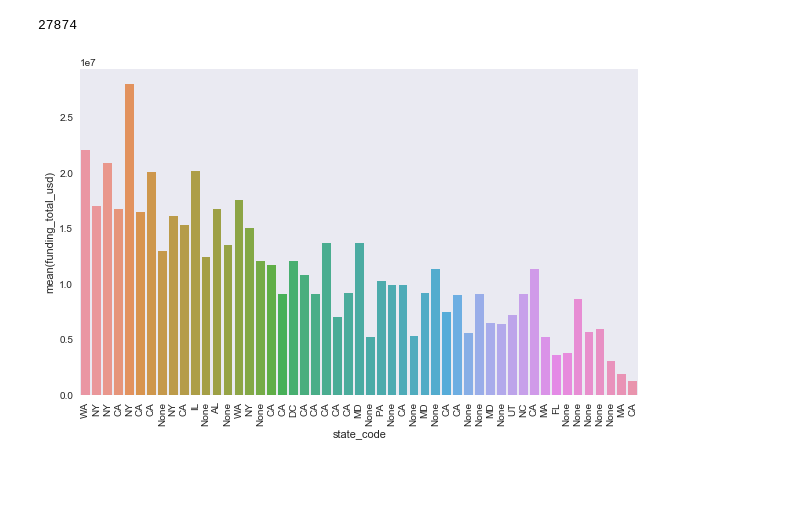
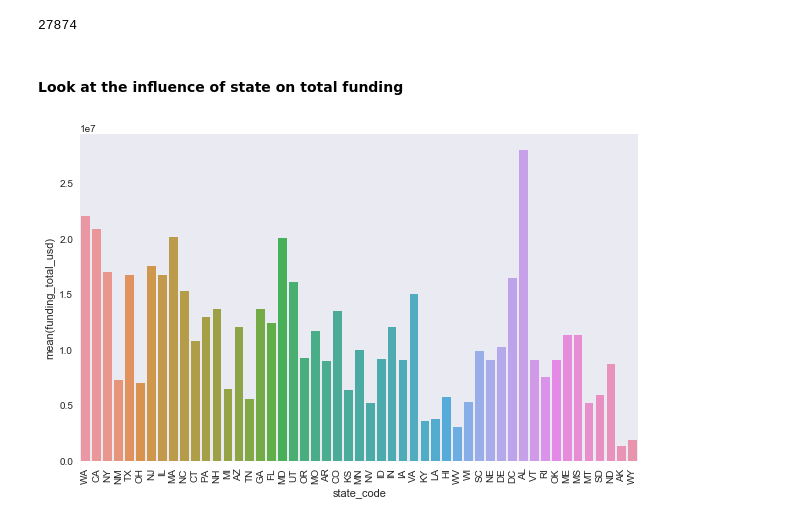
Before and after one commit to berkeley-stat159-f17/project-3-p2-mo-ma-ne, a Jupyter notebook: location_time.ipynb, the cells around one changed output. Saved outputs shown, nothing was run; the diff lists cells and outputs as text; code cells hidden in the pictures; blank space fills up the shorter version.

```diff
--- a/location_time.ipynb
+++ b/location_time.ipynb
@@ -215,10 +255,11 @@ objs.shape
 len(objs.funding_total_usd[~objs.funding_total_usd.isnull()])
 # %% [output]
 27874
+# %% [markdown]
+#### Look at the influence of state on total funding
 # %%
 # plot mean funding_total_usd by state
-objs_sorted = objs[~objs.funding_total_usd.isnull()].sort_values(by='funding_total_usd', ascending=False)
-a=sns.barplot(objs_sorted['state_code'], pd.to_numeric(objs_sorted['funding_total_usd']), ci=False);
-a.set_xticklabels(objs_sorted['state_code'], rotation=90);
+a=sns.barplot(objs['state_code'], pd.to_numeric(objs['funding_total_usd']), ci=False);
+plt.xticks(rotation=90);
 # %% [output]
-[figure, old version]
+[figure, new version]
```
Also changed, not shown: parts of 44 cells of this notebook, 1 other file.
